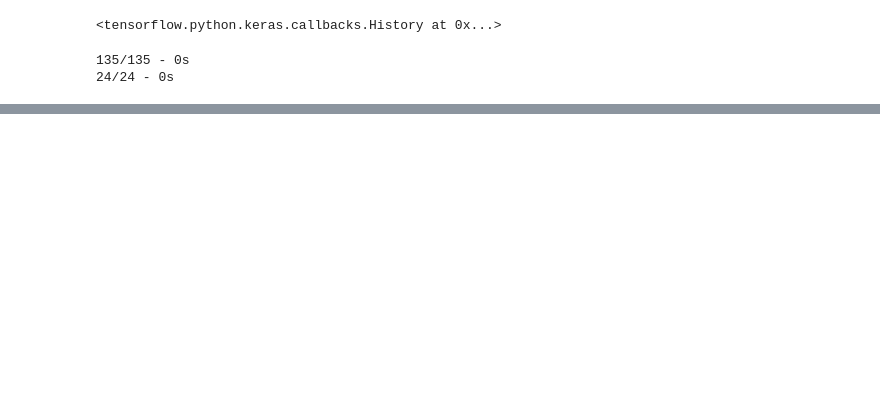
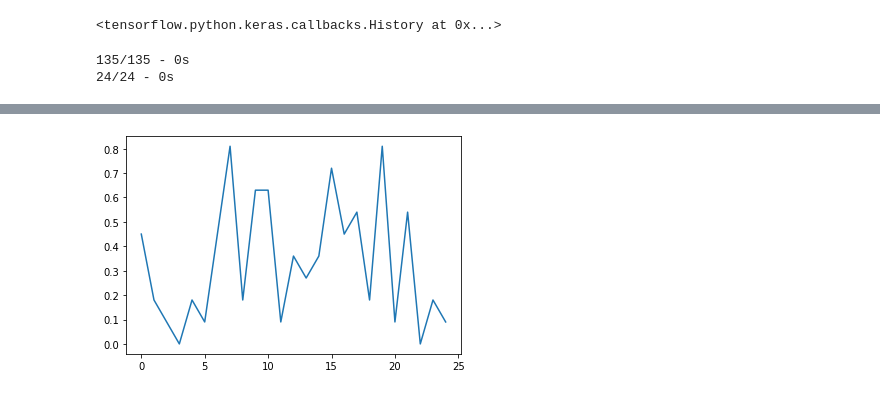
Before and after one commit to SHAKILEASH/Time_series_forecast, a Jupyter notebook: cnn_model.ipynb, the cells around one changed output, grey strips where cells are left out. Cells and saved outputs as stored; diff of their text form; code cells hidden in the pictures; blank space fills up the shorter version.

```diff
--- a/cnn_model.ipynb
+++ b/cnn_model.ipynb
@@ -151,0 +174,5 @@ plt.show()
+# %%
+plt.plot(testY[0][100:125])
+plt.show()
+# %% [output]
+[figure, added]
```
Also changed, not shown: parts of 16 cells of this notebook.
